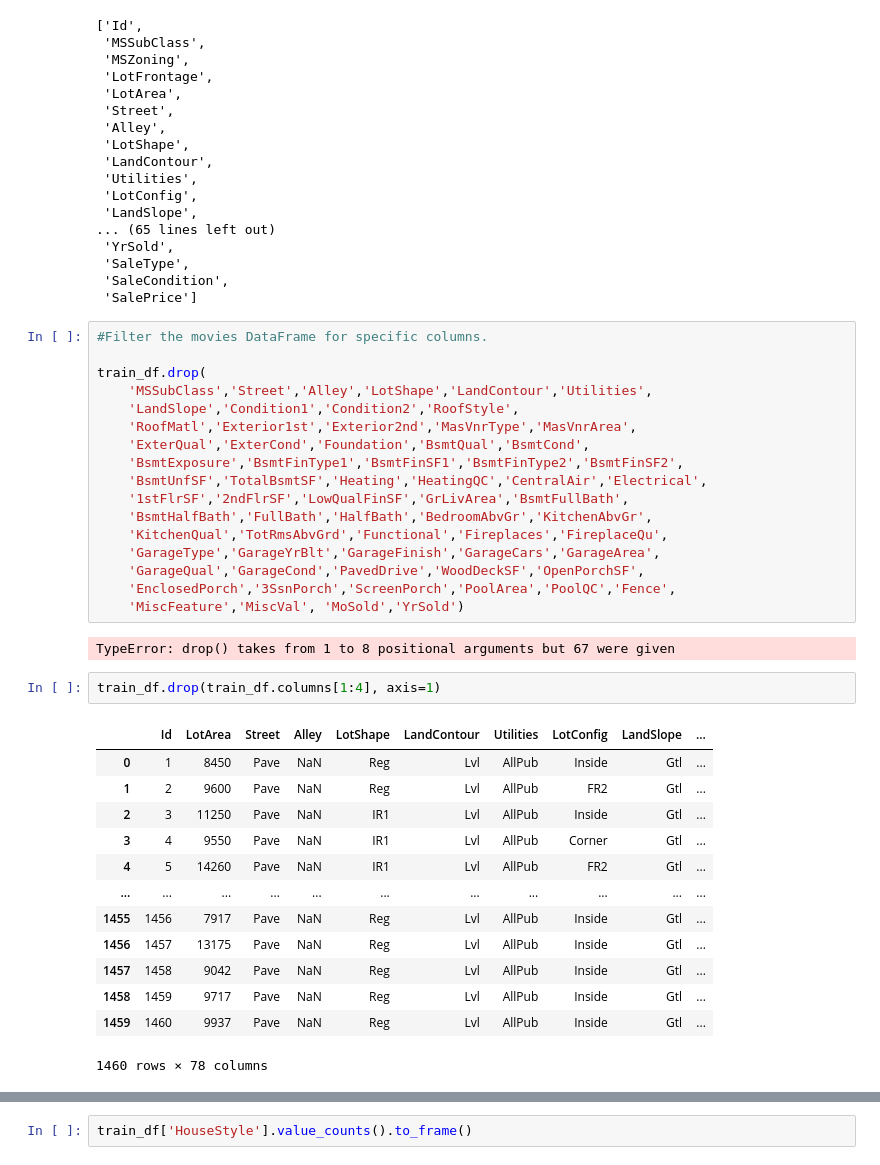
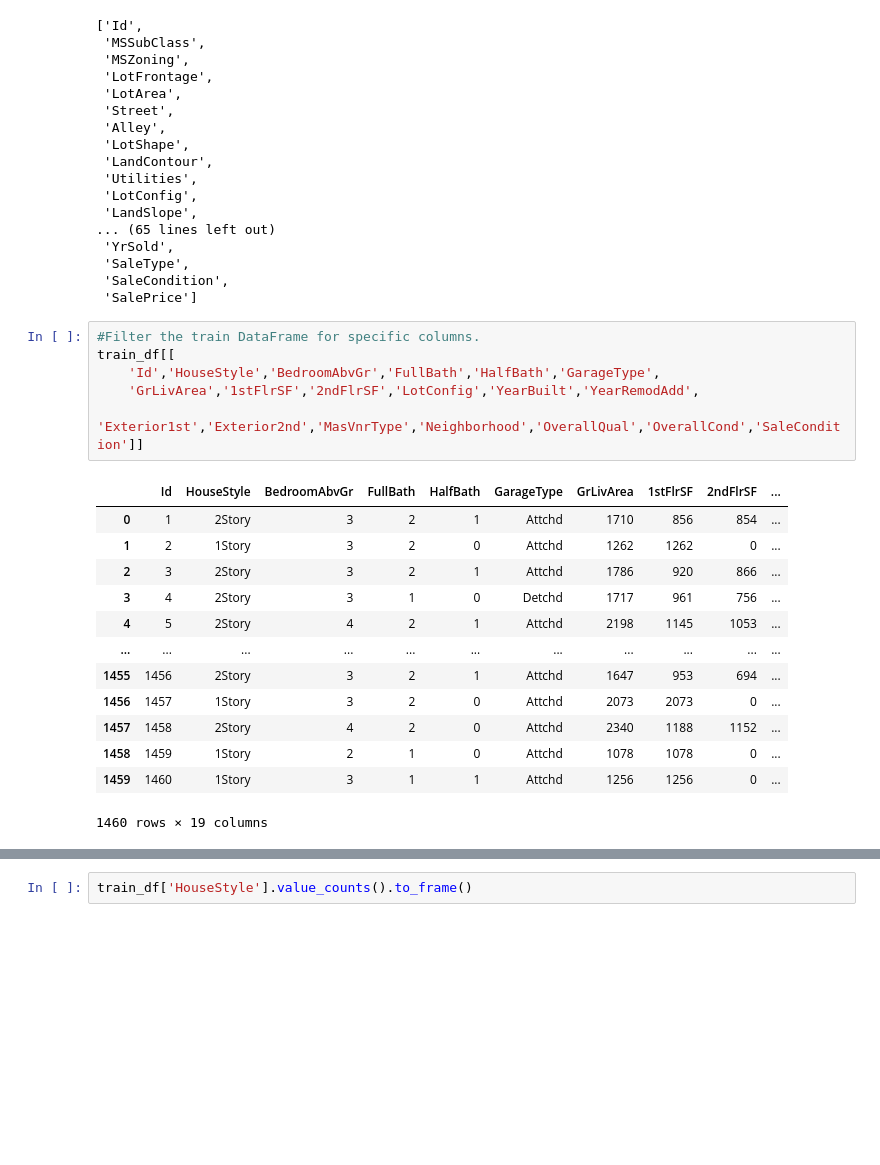
Before and after one commit to serpaulus/Predicting_the_Final_Home_Price, a Jupyter notebook: Predicting_Housing_Prices.ipynb, the cells around one changed output, grey strips where cells are left out. Cells and saved outputs as stored; diff of their text form; blank space fills up the shorter version.

```diff
--- a/Predicting_Housing_Prices.ipynb
+++ b/Predicting_Housing_Prices.ipynb
@@ -53,37 +53,22 @@ train_df.columns.to_list()
  'SaleCondition',
  'SalePrice']
 # %%
-#Filter the movies DataFrame for specific columns.
-
-train_df.drop(
-    'MSSubClass','Street','Alley','LotShape','LandContour','Utilities',
-    'LandSlope','Condition1','Condition2','RoofStyle',
-    'RoofMatl','Exterior1st','Exterior2nd','MasVnrType','MasVnrArea',
-    'ExterQual','ExterCond','Foundation','BsmtQual','BsmtCond',
-    'BsmtExposure','BsmtFinType1','BsmtFinSF1','BsmtFinType2','BsmtFinSF2',
-    'BsmtUnfSF','TotalBsmtSF','Heating','HeatingQC','CentralAir','Electrical',
-    '1stFlrSF','2ndFlrSF','LowQualFinSF','GrLivArea','BsmtFullBath',
-    'BsmtHalfBath','FullBath','HalfBath','BedroomAbvGr','KitchenAbvGr',
-    'KitchenQual','TotRmsAbvGrd','Functional','Fireplaces','FireplaceQu',
-    'GarageType','GarageYrBlt','GarageFinish','GarageCars','GarageArea',
-    'GarageQual','GarageCond','PavedDrive','WoodDeckSF','OpenPorchSF',
-    'EnclosedPorch','3SsnPorch','ScreenPorch','PoolArea','PoolQC','Fence',
-    'MiscFeature','MiscVal', 'MoSold','YrSold')
+#Filter the train DataFrame for specific columns.
+train_df[[
+    'Id','HouseStyle','BedroomAbvGr','FullBath','HalfBath','GarageType',
+    'GrLivArea','1stFlrSF','2ndFlrSF','LotConfig','YearBuilt','YearRemodAdd',
+    'Exterior1st','Exterior2nd','MasVnrType','Neighborhood','OverallQual','OverallCond','SaleCondition']]
 # %% [output]
+|  | Id | HouseStyle | BedroomAbvGr | FullBath | HalfBath | GarageType | GrLivArea | 1stFlrSF | 2ndFlrSF | ... |
+| 0 | 1 | 2Story | 3 | 2 | 1 | Attchd | 1710 | 856 | 854 | ... |
+| 1 | 2 | 1Story | 3 | 2 | 0 | Attchd | 1262 | 1262 | 0 | ... |
+| 2 | 3 | 2Story | 3 | 2 | 1 | Attchd | 1786 | 920 | 866 | ... |
+| 3 | 4 | 2Story | 3 | 1 | 0 | Detchd | 1717 | 961 | 756 | ... |
+| 4 | 5 | 2Story | 4 | 2 | 1 | Attchd | 2198 | 1145 | 1053 | ... |
+| ... | ... | ... | ... | ... | ... | ... | ... | ... | ... | ... |
+| 1455 | 1456 | 2Story | 3 | 2 | 1 | Attchd | 1647 | 953 | 694 | ... |
+| 1456 | 1457 | 1Story | 3 | 2 | 0 | Attchd | 2073 | 2073 | 0 | ... |
+| 1457 | 1458 | 2Story | 4 | 2 | 0 | Attchd | 2340 | 1188 | 1152 | ... |
+| 1458 | 1459 | 1Story | 2 | 1 | 0 | Attchd | 1078 | 1078 | 0 | ... |
+| 1459 | 1460 | 1Story | 3 | 1 | 1 | Attchd | 1256 | 1256 | 0 | ... |
-TypeError: drop() takes from 1 to 8 positional arguments but 67 were given
+1460 rows × 19 columns
-# %%
-train_df.drop(train_df.columns[1:4], axis=1)
-# %% [output]
-|  | Id | LotArea | Street | Alley | LotShape | LandContour | Utilities | LotConfig | LandSlope | ... |
-| 0 | 1 | 8450 | Pave | NaN | Reg | Lvl | AllPub | Inside | Gtl | ... |
-| 1 | 2 | 9600 | Pave | NaN | Reg | Lvl | AllPub | FR2 | Gtl | ... |
-| 2 | 3 | 11250 | Pave | NaN | IR1 | Lvl | AllPub | Inside | Gtl | ... |
-| 3 | 4 | 9550 | Pave | NaN | IR1 | Lvl | AllPub | Corner | Gtl | ... |
-| 4 | 5 | 14260 | Pave | NaN | IR1 | Lvl | AllPub | FR2 | Gtl | ... |
-| ... | ... | ... | ... | ... | ... | ... | ... | ... | ... | ... |
-| 1455 | 1456 | 7917 | Pave | NaN | Reg | Lvl | AllPub | Inside | Gtl | ... |
-| 1456 | 1457 | 13175 | Pave | NaN | Reg | Lvl | AllPub | Inside | Gtl | ... |
-| 1457 | 1458 | 9042 | Pave | NaN | Reg | Lvl | AllPub | Inside | Gtl | ... |
-| 1458 | 1459 | 9717 | Pave | NaN | Reg | Lvl | AllPub | Inside | Gtl | ... |
-| 1459 | 1460 | 9937 | Pave | NaN | Reg | Lvl | AllPub | Inside | Gtl | ... |
-1460 rows × 78 columns
```
Also changed, not shown: parts of 7 cells of this notebook.
